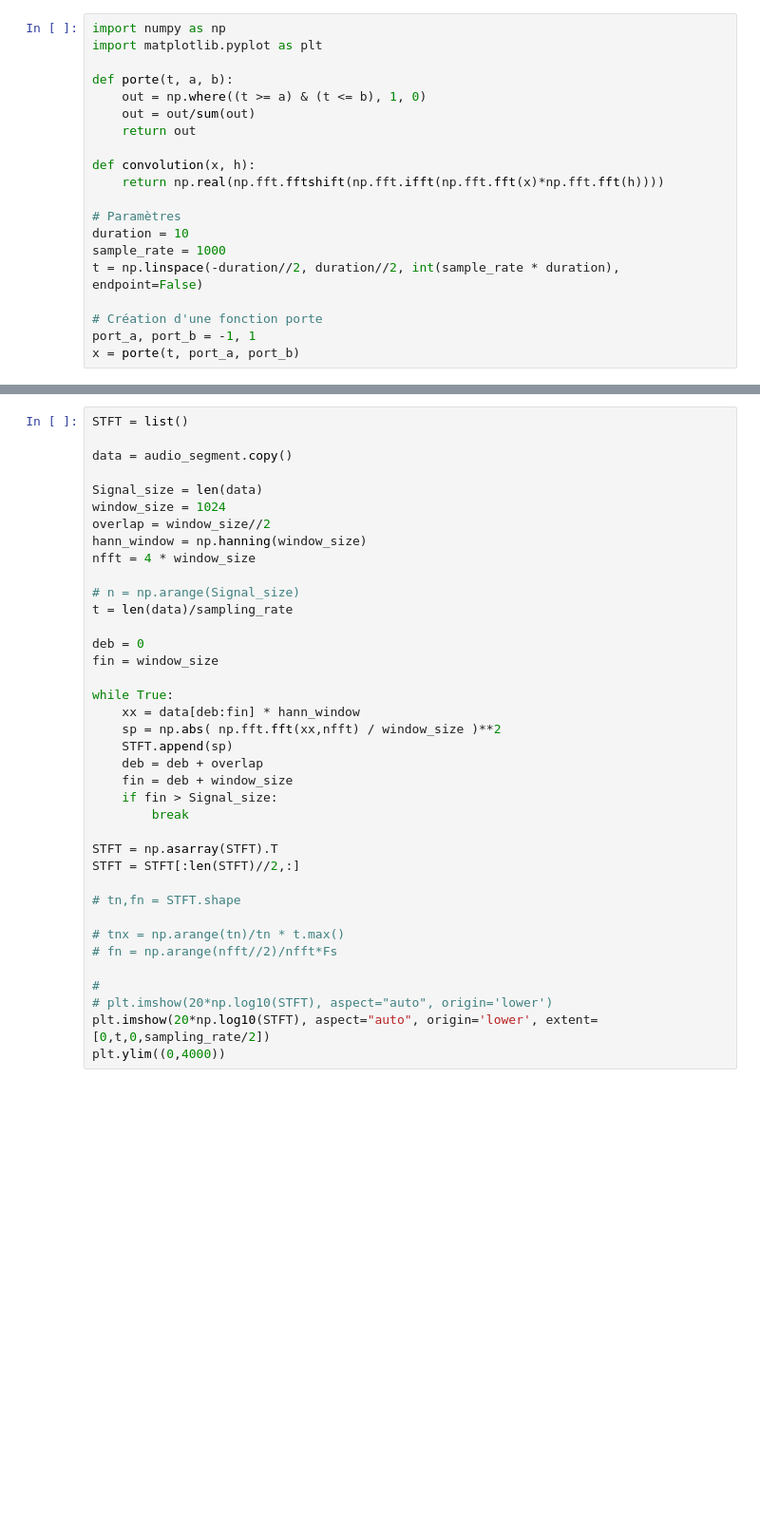
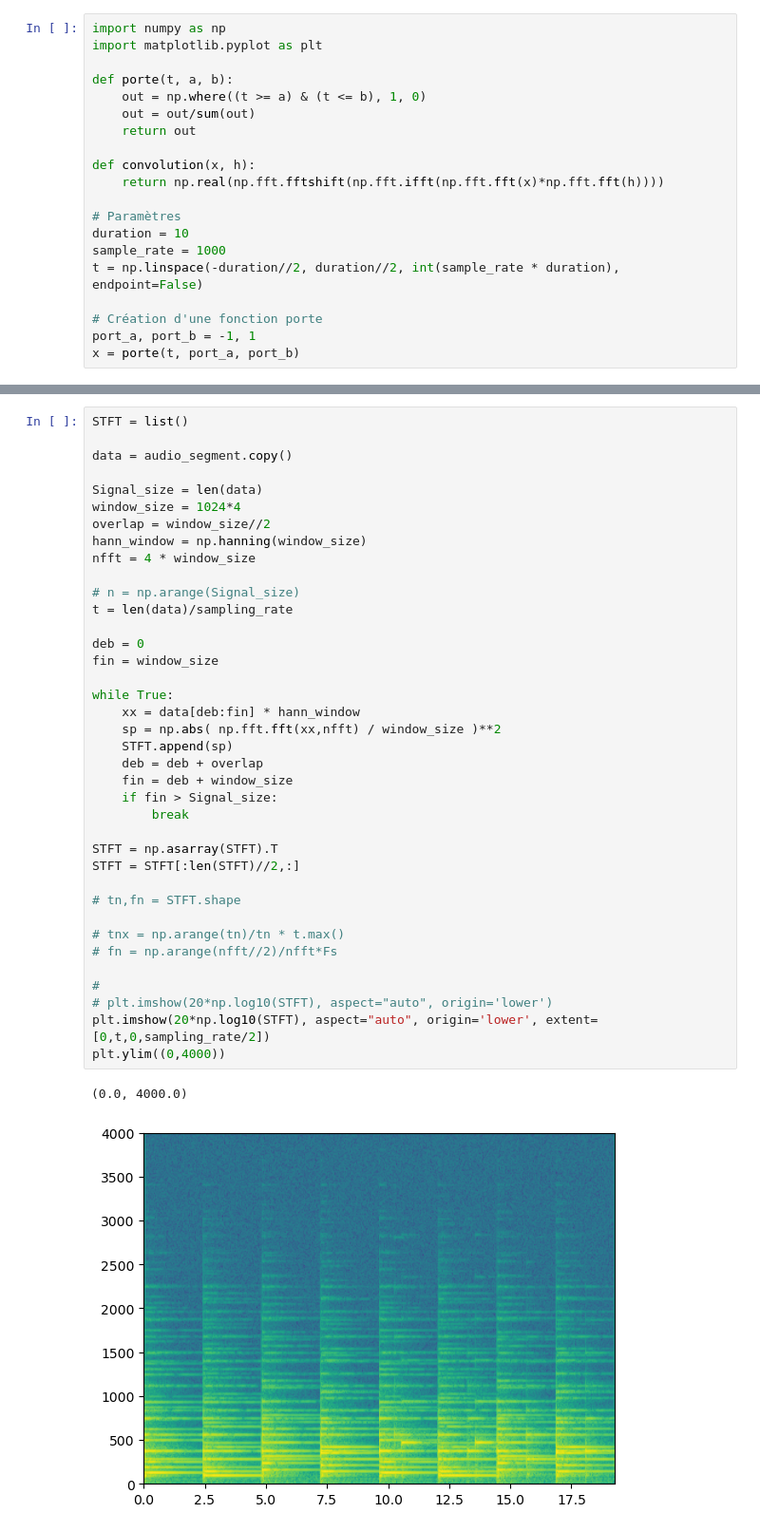
Before and after one commit to DeVerMyst/DEVIA2023, a Jupyter notebook: L_AUDIO/draw_plot.ipynb, the cells around one changed output, grey strips where cells are left out. Shown at 95% size. Saved outputs shown, nothing was run; the diff lists cells and outputs as text; blank space fills up the shorter version.

```diff
--- a/L_AUDIO/draw_plot.ipynb
+++ b/L_AUDIO/draw_plot.ipynb
@@ -616,35 +633,38 @@ STFT = list()
 data = audio_segment.copy()
 
 Signal_size = len(data)
-window_size = 1024
+window_size = 1024*4
 overlap = window_size//2
 hann_window = np.hanning(window_size)
 nfft = 4 * window_size
 
 # n = np.arange(Signal_size)
 t = len(data)/sampling_rate
 
 deb = 0
 fin = window_size
 
 while True:
     xx = data[deb:fin] * hann_window
     sp = np.abs( np.fft.fft(xx,nfft) / window_size )**2
     STFT.append(sp)
     deb = deb + overlap
     fin = deb + window_size
     if fin > Signal_size:
         break
 
 STFT = np.asarray(STFT).T
 STFT = STFT[:len(STFT)//2,:]
 
 # tn,fn = STFT.shape
 
 # tnx = np.arange(tn)/tn * t.max()
 # fn = np.arange(nfft//2)/nfft*Fs
 
 #
 # plt.imshow(20*np.log10(STFT), aspect="auto", origin='lower')
 plt.imshow(20*np.log10(STFT), aspect="auto", origin='lower', extent=[0,t,0,sampling_rate/2])
 plt.ylim((0,4000))
+# %% [output]
+(0.0, 4000.0)
+[figure, added]
```
Also changed, not shown: parts of 17 cells of this notebook, 4 other files.
